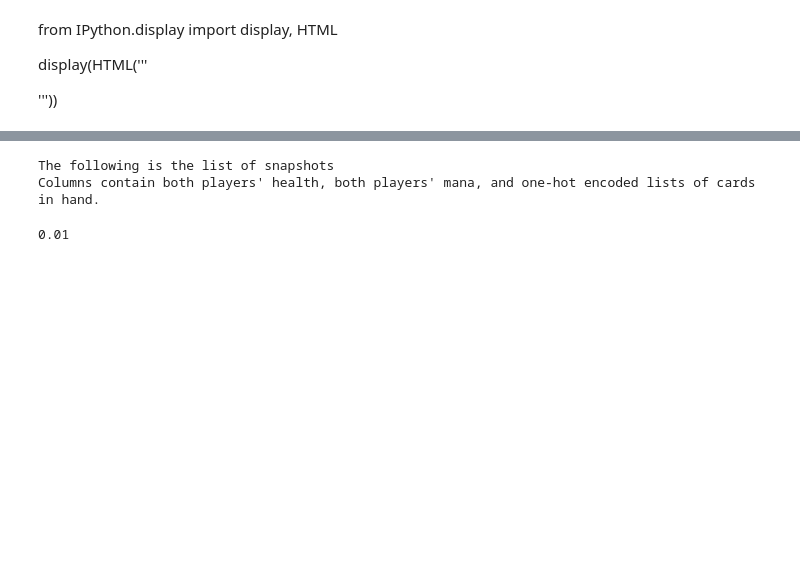
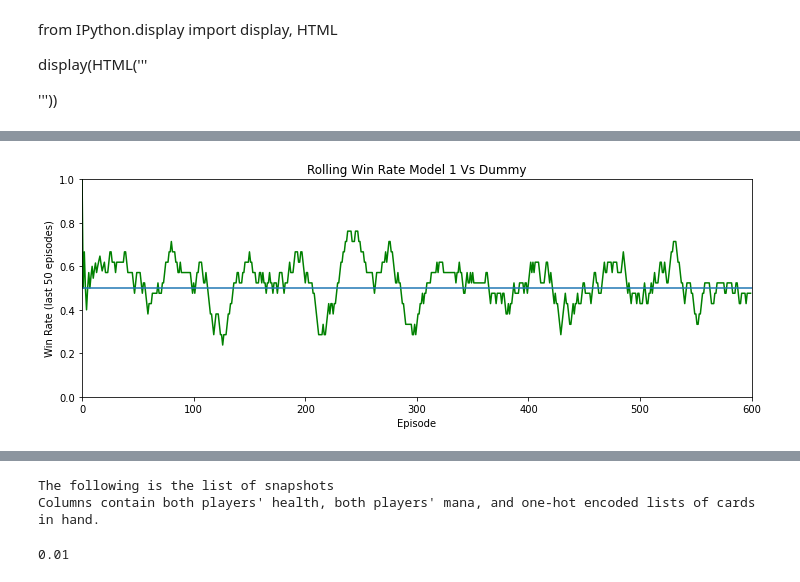
Before and after one commit to LEWISAJ3/OurGame, a Jupyter notebook: CardGameNeuralNetworkMultiple.ipynb, the cells around one changed output, grey strips where cells are left out. Cells and saved outputs as stored; diff of their text form; code cells hidden in the pictures; blank space fills up the shorter version.

```diff
--- a/CardGameNeuralNetworkMultiple.ipynb
+++ b/CardGameNeuralNetworkMultiple.ipynb
@@ -908,14 +991,17 @@ ddm = DumbDecisionMaker()
 toplayagainst = [ddm]
 totaltime = 0
 
-for newmodel in range(3):
+for newmodel in range(6):
 
 
 
     # create new policy + DM
+
     policy = PolicyNet()
-    optimizer = torch.optim.Adam(policy.parameters(), lr=.001)
+
+    optimizer=optimizer = torch.optim.Adam(policy.parameters(), lr=.0008)
     dm_new = NeuralDecisionMaker(policy,name=f"Model{newmodel+1}")
+
 
 
      # pick opponent
@@ -923,7 +1009,7 @@ for newmodel in range(3):
 
     print(f"\n=== TRAINING MODEL #{dm_new.name}")
     start=time.time()
-    maxepisodes=250*(newmodel+1)
+    maxepisodes=600+newmodel*400
     for episode in range(maxepisodes):
         dm_opponent = np.random.choice(toplayagainst)
         if f"{dm_new.name}V{dm_opponent.name}" not in resultholder.keys():
@@ -932,9 +1018,10 @@ for newmodel in range(3):
 
 
         # fresh decks
-        deck1 = make_deck(0, size=25, prnt=False)
-        deck2 = make_deck(1, size=25, prnt=False)
-
+        deck1 = make_deck(0, size=20, prnt=False)#
+        deck2 = make_deck(1, size=20, prnt=False)
+        #deck1=[GhostCard(team=0)]*8 +[ExorcismCard(team=0)]*1 + [NukeCard(team=0)]*6
+        #deck2=[GhostCard(team=1)]*8 +[ExorcismCard(team=1)]*1 + [NukeCard(team=1)]*6
         # CLONE the opponent DM (important!)
         if isinstance(dm_opponent, NeuralDecisionMaker):
             dm2 = NeuralDecisionMaker(policy=dm_opponent.policy,name=dm_opponent.name)
@@ -945,7 +1032,7 @@ for newmodel in range(3):
         if episode % 2 == 0:
             p1 = GamePlayer(difficulty=1,game=None,deck=deck1, decision_maker=dm_new, length=len(allmoves))
             p2 = GamePlayer(difficulty=1,game=None,deck=deck2, decision_maker=dm2, length=len(allmoves))
-            sim = simulator(p1, p2, length=30, prnt=False)
+            sim = simulator(p1, p2, length=50, prnt=False,show=False)
             simresult = sim.simulate()
             reward=simresult["reward"]
             health=simresult["health1"]
@@ -954,7 +1041,7 @@ for newmodel in range(3):
         else:
             p1 = GamePlayer(difficulty=1,game=None,deck=deck2, decision_maker=dm2, length=len(allmoves))
             p2 = GamePlayer(difficulty=1,game=None,deck=deck1, decision_maker=dm_new, length=len(allmoves))
-            sim = simulator(p1, p2, length=30, prnt=False)
+            sim = simulator(p1, p2, length=50, prnt=False,show=False)
             simresult = sim.simulate()
             reward=-simresult["reward"]
             health=simresult["health2"]
@@ -1098,0 +1103,78 @@ plt.show()
+# %%
+import matplotlib.pyplot as plt
+import numpy as np
+from collections import deque
+
+
+
+# results is a list of 1=Win, 0=Draw, -1=Loss
+results_array = np.array(resultholder["Model1VDummy"])
+
+# -----------------------------
+# Option 1: Color-coded scatter plot
+# -----------------------------
+colors = ['green' if r==1 else 'red' if r==-1 else 'blue' for r in results_array]
+
+# -----------------------------
+# Option 2: Rolling win-rate (smoother)
+# -----------------------------
+window = 20  # rolling window
+win_rate = [np.mean(results_array[max(0,i-window):i+1]==1) for i in range(len(results_array))]
+
+plt.figure(figsize=(12,4))
+plt.plot(win_rate, color='green')
+plt.plot((0,len(results_array)),(.5,.5))
+plt.xlabel('Episode')
+plt.ylabel('Win Rate (last 50 episodes)')
+plt.title('Rolling Win Rate Model 1 Vs Dummy')
+plt.ylim(0,1)
+plt.xlim(0,len(results_array))
+plt.show()
+# results is a list of 1=Win, 0=Draw, -1=Loss
+results_array = np.array(resultholder["Model2VModel1"])
+
+# -----------------------------
+# Option 1: Color-coded scatter plot
+# -----------------------------
+colors = ['green' if r==1 else 'red' if r==-1 else 'blue' for r in results_array]
+
+# -----------------------------
+# Option 2: Rolling win-rate (smoother)
+# -----------------------------
+window = 20  # rolling window
+win_rate = [np.mean(results_array[max(0,i-window):i+1]==1) for i in range(len(results_array))]
+
+plt.figure(figsize=(12,4))
+plt.plot(win_rate, color='green')
+plt.plot((0,len(results_array)),(.5,.5))
+plt.xlabel('Episode')
+plt.ylabel('Win Rate (last 50 episodes)')
+plt.title('Rolling Win Rate Model 2 vs Model 1')
+plt.ylim(0,1)
+plt.xlim(0,len(results_array))
+plt.show()
+# results is a list of 1=Win, 0=Draw, -1=Loss
+results_array = np.array(resultholder["Model4VDummy"])
+
+# -----------------------------
+# Option 1: Color-coded scatter plot
+# -----------------------------
+colors = ['green' if r==1 else 'red' if r==-1 else 'blue' for r in results_array]
+
+# -----------------------------
+# Option 2: Rolling win-rate (smoother)
+# -----------------------------
+window = 20  # rolling window
+win_rate = [np.mean(results_array[max(0,i-window):i+1]==1) for i in range(len(results_array))]
+
+plt.figure(figsize=(12,4))
+plt.plot(win_rate, color='green')
+plt.plot((0,len(results_array)),(.5,.5))
+plt.xlabel('Episode')
+plt.ylabel('Win Rate (last 50 episodes)')
+plt.title('Rolling Win Rate Model 3 vs. Model 2')
+plt.ylim(0,1)
+plt.xlim(0,len(results_array))
+plt.show()
+# %% [output]
+[figure, added]
```
Also changed, not shown: parts of 20 cells of this notebook.
